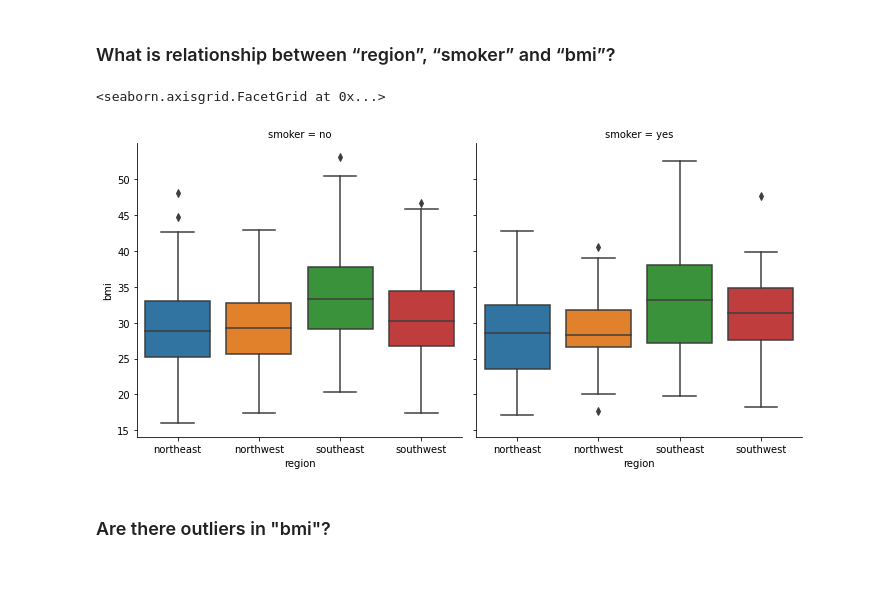
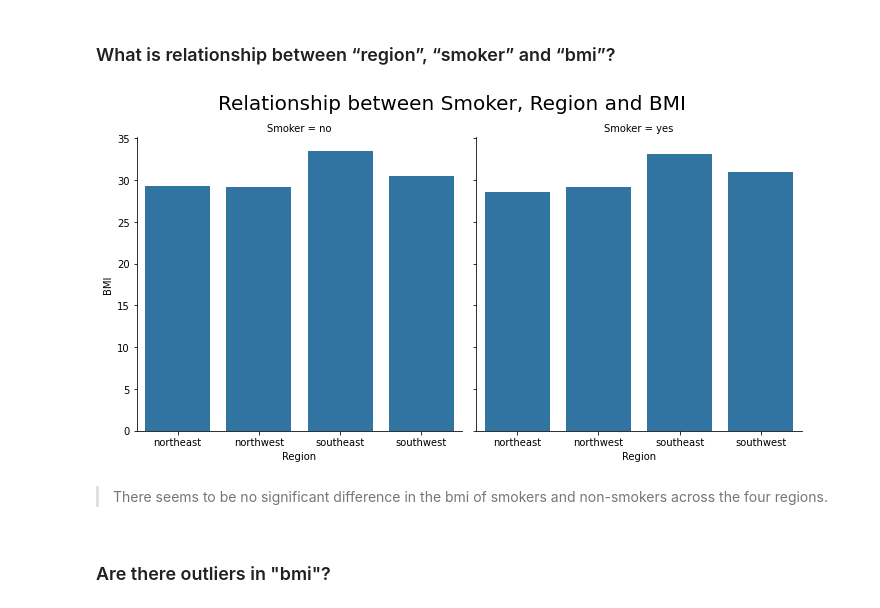
Before and after one commit to flowerfatih/Global_AI_TeamExplorer, a Jupyter notebook: medical_cost_analysis_TeamExplorer.ipynb, the cells around one changed output. Drawn from its saved outputs; the diff is of its cells as text; code cells hidden in the pictures; blank space fills up the shorter version.

```diff
--- a/medical_cost_analysis_TeamExplorer.ipynb
+++ b/medical_cost_analysis_TeamExplorer.ipynb
@@ -356,14 +355,14 @@ sns.catplot(
 ### What is relationship between “region”, “smoker” and “bmi”?
 # %%
 # plot bar chart
-#plt.figure(figsize=[10, 8])
-sns.catplot(data=df_clean, x='region', y='bmi', col='smoker', ci=None, kind='box')
-#plt.xlabel('Region')
-#plt.ylabel('Frequency')
-#plt.title('Relationship between Smoker and Region');
+g = sns.catplot(data=df_clean, x='region', y='bmi', col='smoker', ci=None, kind='bar', color=base_color)
+g.set(xlabel='Region', ylabel='BMI')
+g.set_titles("Smoker = {col_name}", fontsize=14)
+g.fig.suptitle('Relationship between Smoker, Region and BMI', fontsize=20, y=1.05);
 # %% [output]
-<seaborn.axisgrid.FacetGrid at 0x...>
-[figure, old version]
+[figure, new version]
+# %% [markdown]
+> There seems to be no significant difference in the bmi of smokers and non-smokers across the four regions.
 # %% [markdown]
 ### Are there outliers in "bmi"?
 # %%
```
Also changed, not shown: parts of 22 cells of this notebook.
